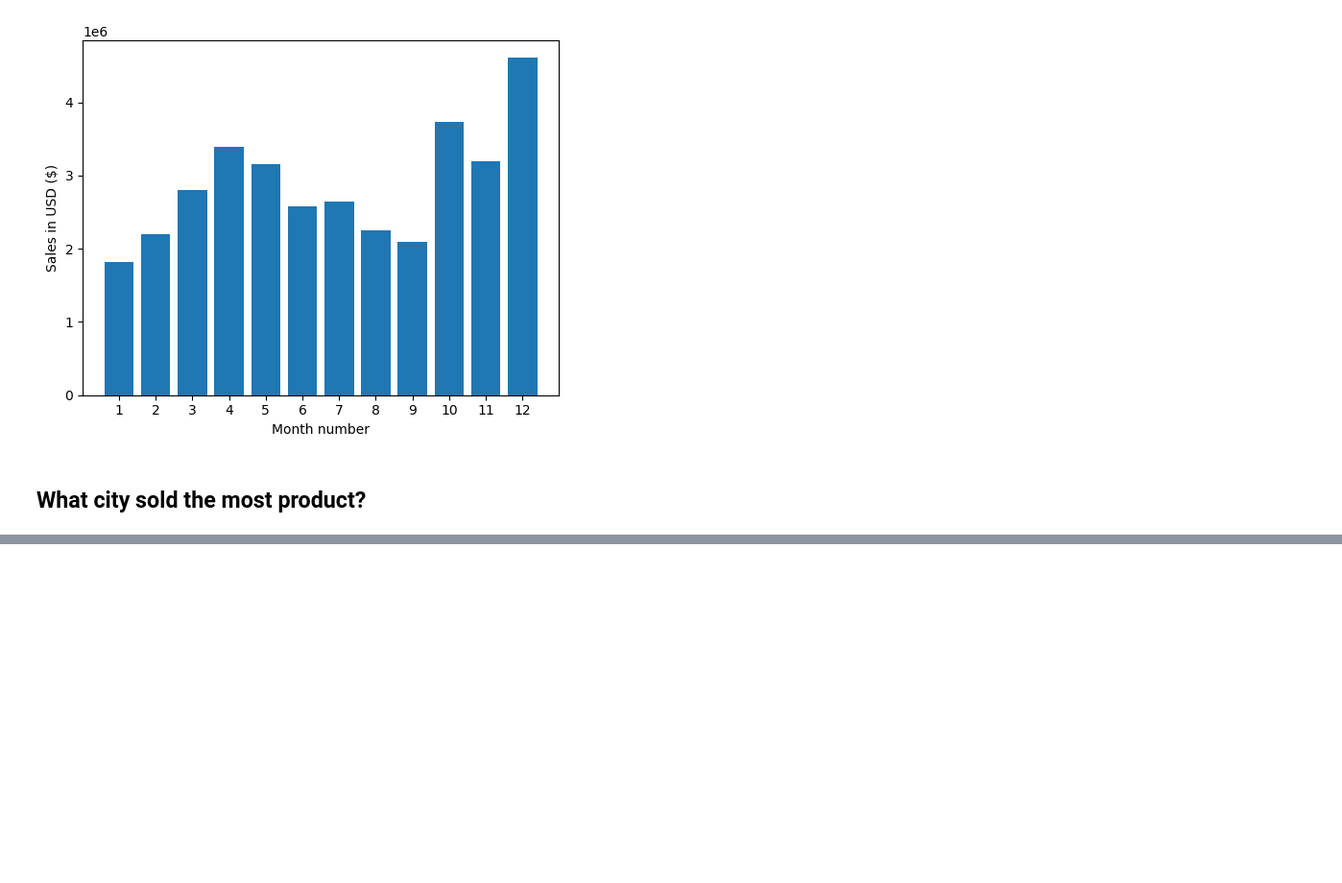
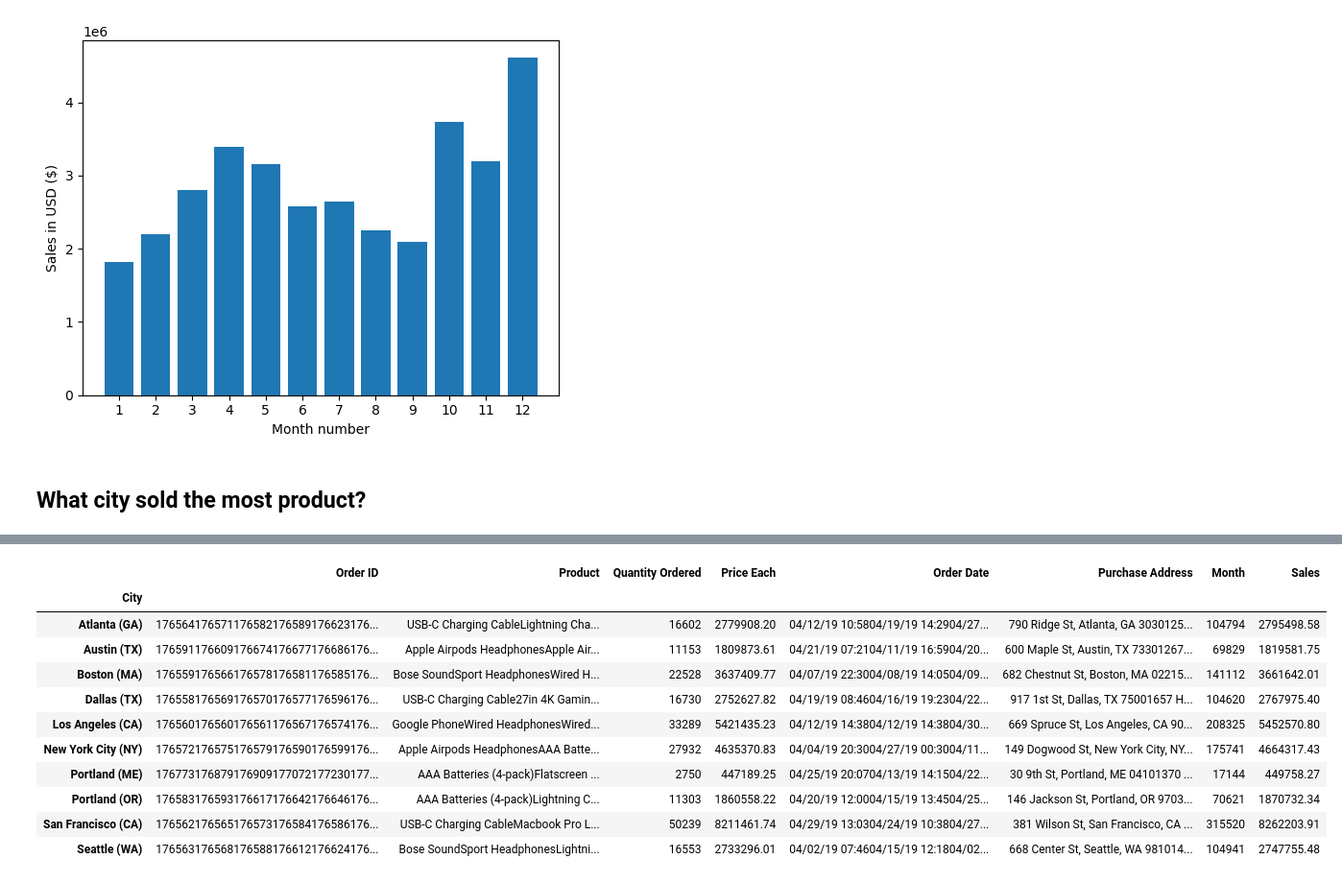
Before and after one commit to ardazlata/sales-analysis, a Jupyter notebook: main.ipynb, the cells around one changed output, grey strips where cells are left out. Shown: that part at 96% size. Cells and saved outputs as stored; diff of their text form; code cells hidden in the pictures; blank space fills up the shorter version.

Commit message:
Added 'City' column

```diff
--- a/main.ipynb
+++ b/main.ipynb
@@ -118,3 +118,9 @@ plt.show()
 [figure]
 # %% [markdown]
 ## What city sold the most product?
+# %%
+# We need to add a city column
+# Let's use the .apply()
+
+all_data['City'] = all_data['Purchase Address'].apply(lambda x: x.split(',')[1] + ' (' + x.split(',')[2].split(' ')[1] + ')')
+all_data.head()
@@ -120,0 +134,17 @@ plt.show()
+# %%
+# Now we can groupby city
+results = all_data.groupby('City').sum()
+results
+# %% [output]
+|  | Order ID | Product | Quantity Ordered | Price Each | Order Date | Purchase Address | Month | Sales |
+| City |  |  |  |  |  |  |  |  |
+| Atlanta (GA) | 176564176571176582176589176623176... | USB-C Charging CableLightning Cha... | 16602 | 2779908.20 | 04/12/19 10:5804/19/19 14:2904/27... | 790 Ridge St, Atlanta, GA 3030125... | 104794 | 2795498.58 |
+| Austin (TX) | 176591176609176674176677176686176... | Apple Airpods HeadphonesApple Air... | 11153 | 1809873.61 | 04/21/19 07:2104/11/19 16:5904/20... | 600 Maple St, Austin, TX 73301267... | 69829 | 1819581.75 |
+| Boston (MA) | 176559176566176578176581176585176... | Bose SoundSport HeadphonesWired H... | 22528 | 3637409.77 | 04/07/19 22:3004/08/19 14:0504/09... | 682 Chestnut St, Boston, MA 02215... | 141112 | 3661642.01 |
+| Dallas (TX) | 176558176569176570176577176596176... | USB-C Charging Cable27in 4K Gamin... | 16730 | 2752627.82 | 04/19/19 08:4604/16/19 19:2304/22... | 917 1st St, Dallas, TX 75001657 H... | 104620 | 2767975.40 |
+| Los Angeles (CA) | 176560176560176561176567176574176... | Google PhoneWired HeadphonesWired... | 33289 | 5421435.23 | 04/12/19 14:3804/12/19 14:3804/30... | 669 Spruce St, Los Angeles, CA 90... | 208325 | 5452570.80 |
+| New York City (NY) | 176572176575176579176590176599176... | Apple Airpods HeadphonesAAA Batte... | 27932 | 4635370.83 | 04/04/19 20:3004/27/19 00:3004/11... | 149 Dogwood St, New York City, NY... | 175741 | 4664317.43 |
+| Portland (ME) | 176773176879176909177072177230177... | AAA Batteries (4-pack)Flatscreen ... | 2750 | 447189.25 | 04/25/19 20:0704/13/19 14:1504/22... | 30 9th St, Portland, ME 04101370 ... | 17144 | 449758.27 |
+| Portland (OR) | 176583176593176617176642176646176... | AAA Batteries (4-pack)Lightning C... | 11303 | 1860558.22 | 04/20/19 12:0004/15/19 13:4504/25... | 146 Jackson St, Portland, OR 9703... | 70621 | 1870732.34 |
+| San Francisco (CA) | 176562176565176573176584176586176... | USB-C Charging CableMacbook Pro L... | 50239 | 8211461.74 | 04/29/19 13:0304/24/19 10:3804/27... | 381 Wilson St, San Francisco, CA ... | 315520 | 8262203.91 |
+| Seattle (WA) | 176563176568176588176612176624176... | Bose SoundSport HeadphonesLightni... | 16553 | 2733296.01 | 04/02/19 07:4604/15/19 12:1804/02... | 668 Center St, Seattle, WA 981014... | 104941 | 2747755.48 |
```
Also changed, not shown: parts of 1 cell of this notebook.
